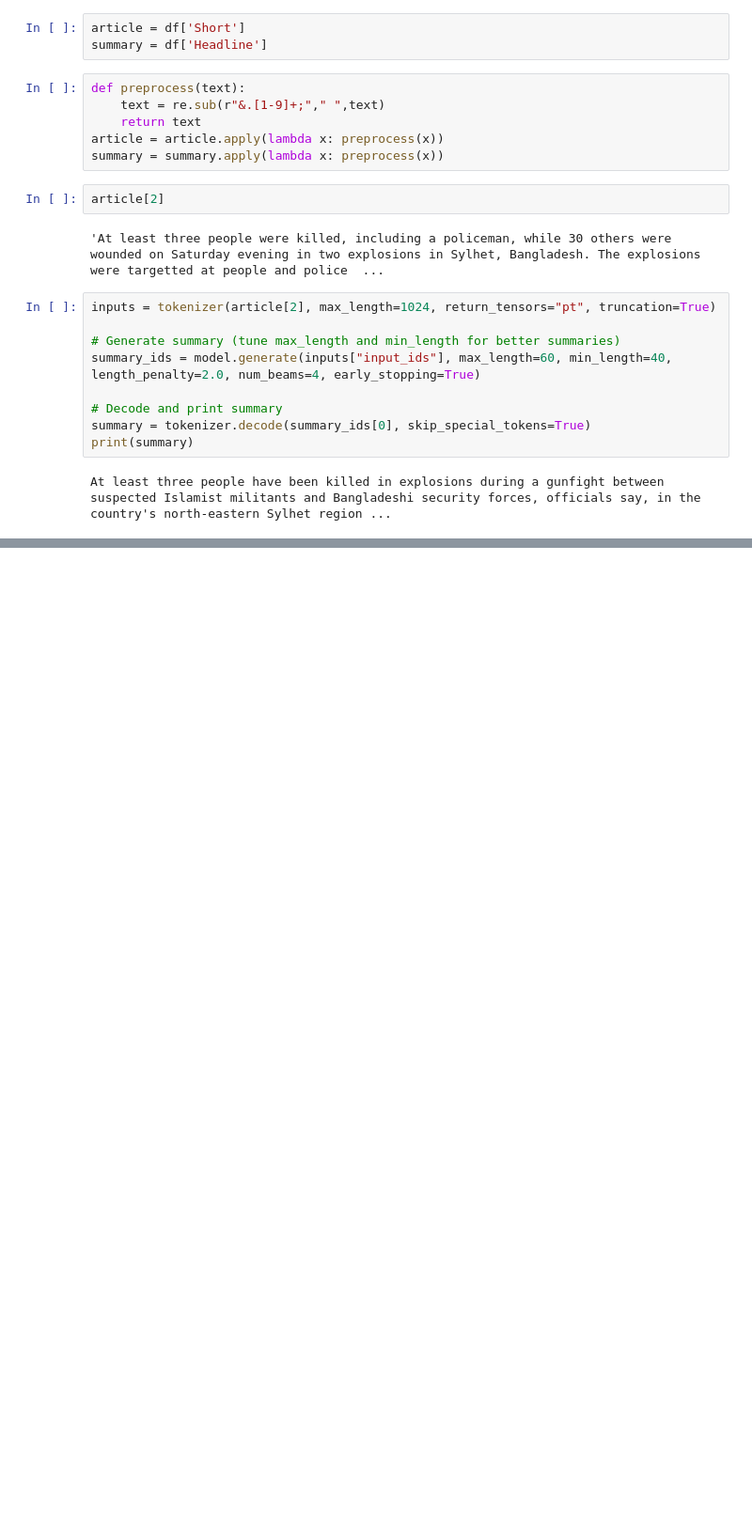
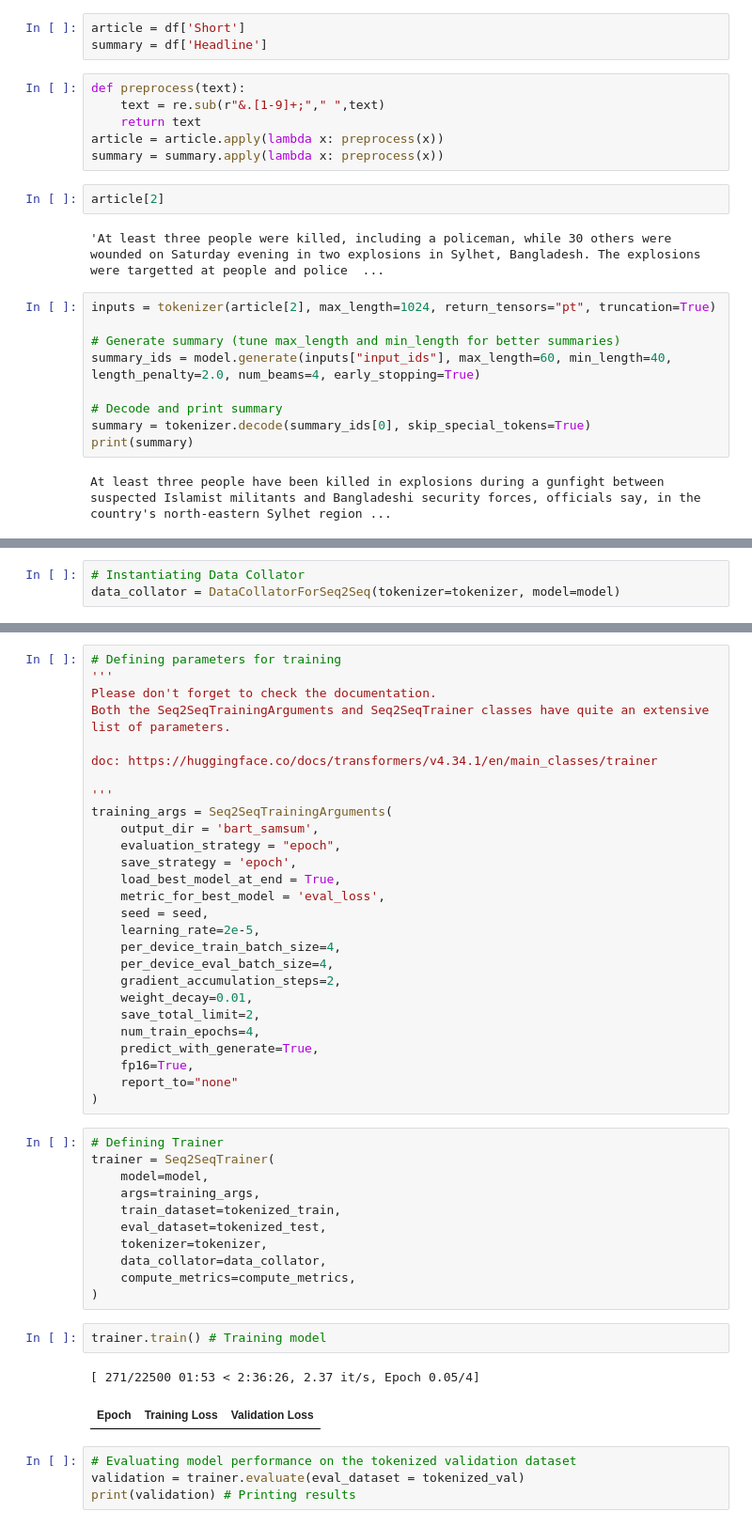
Before and after one commit to poojamahajan0712/Data-Science-Portfolio, a Jupyter notebook: Natural Language Processing/Transfer_Learning/HuggingFace.ipynb, the cells around one changed output, grey strips where cells are left out. Shown at 94% size. Saved outputs shown, nothing was run; the diff lists cells and outputs as text; blank space fills up the shorter version.

```diff
--- a/Natural Language Processing/Transfer_Learning/HuggingFace.ipynb
+++ b/Natural Language Processing/Transfer_Learning/HuggingFace.ipynb
@@ -102,0 +362,3 @@ At least three people have been killed in explosions during a gunfight between s
+# %%
+# Instantiating Data Collator
+data_collator = DataCollatorForSeq2Seq(tokenizer=tokenizer, model=model)
@@ -102,0 +390,47 @@ At least three people have been killed in explosions during a gunfight between s
+# %%
+# Defining parameters for training
+'''
+Please don't forget to check the documentation.
+Both the Seq2SeqTrainingArguments and Seq2SeqTrainer classes have quite an extensive list of parameters.
+
+doc: https://huggingface.co/docs/transformers/v4.34.1/en/main_classes/trainer
+
+'''
+training_args = Seq2SeqTrainingArguments(
+    output_dir = 'bart_samsum',
+    evaluation_strategy = "epoch",
+    save_strategy = 'epoch',
+    load_best_model_at_end = True,
+    metric_for_best_model = 'eval_loss',
+    seed = seed,
+    learning_rate=2e-5,
+    per_device_train_batch_size=4,
+    per_device_eval_batch_size=4,
+    gradient_accumulation_steps=2,
+    weight_decay=0.01,
+    save_total_limit=2,
+    num_train_epochs=4,
+    predict_with_generate=True,
+    fp16=True,
+    report_to="none"
+)
+# %%
+# Defining Trainer
+trainer = Seq2SeqTrainer(
+    model=model,
+    args=training_args,
+    train_dataset=tokenized_train,
+    eval_dataset=tokenized_test,
+    tokenizer=tokenizer,
+    data_collator=data_collator,
+    compute_metrics=compute_metrics,
+)
+# %%
+trainer.train() # Training model
+# %% [output]
+[ 271/22500 01:53 < 2:36:26, 2.37 it/s, Epoch 0.05/4]
+| Epoch | Training Loss | Validation Loss |
+# %%
+# Evaluating model performance on the tokenized validation dataset
+validation = trainer.evaluate(eval_dataset = tokenized_val)
+print(validation) # Printing results
```
Also changed, not shown: parts of 24 cells of this notebook.
